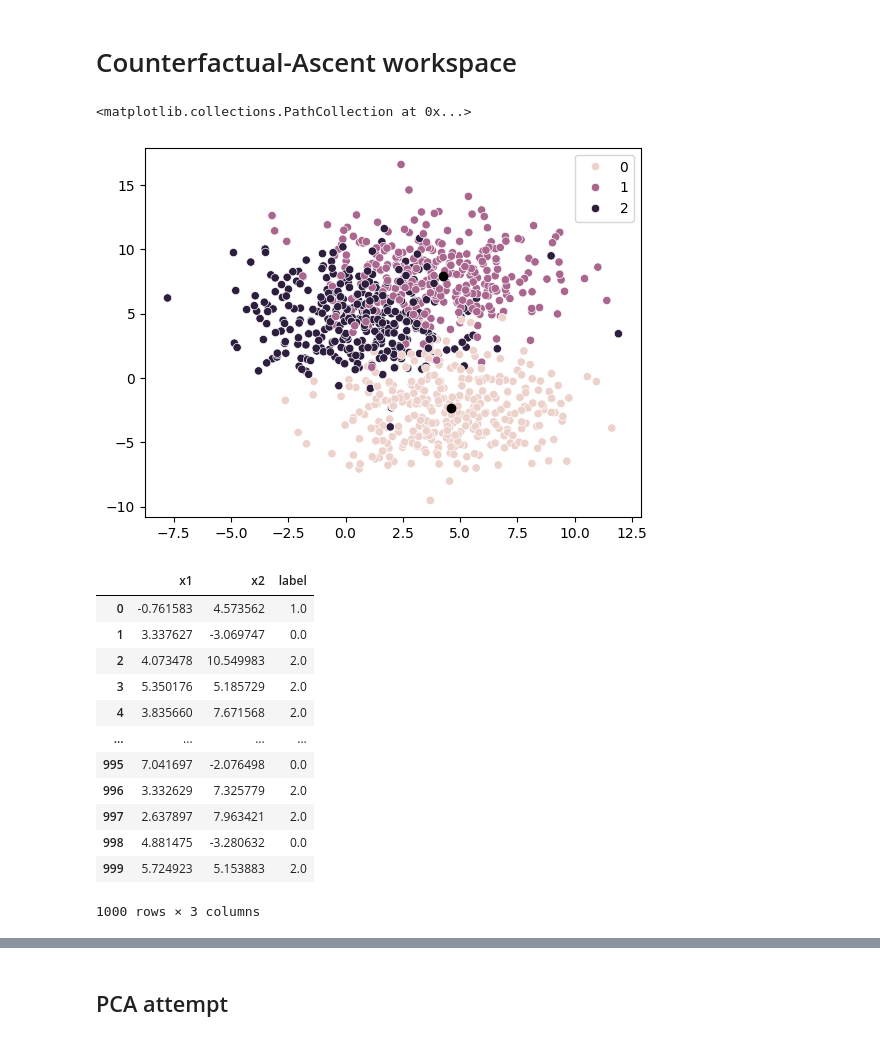
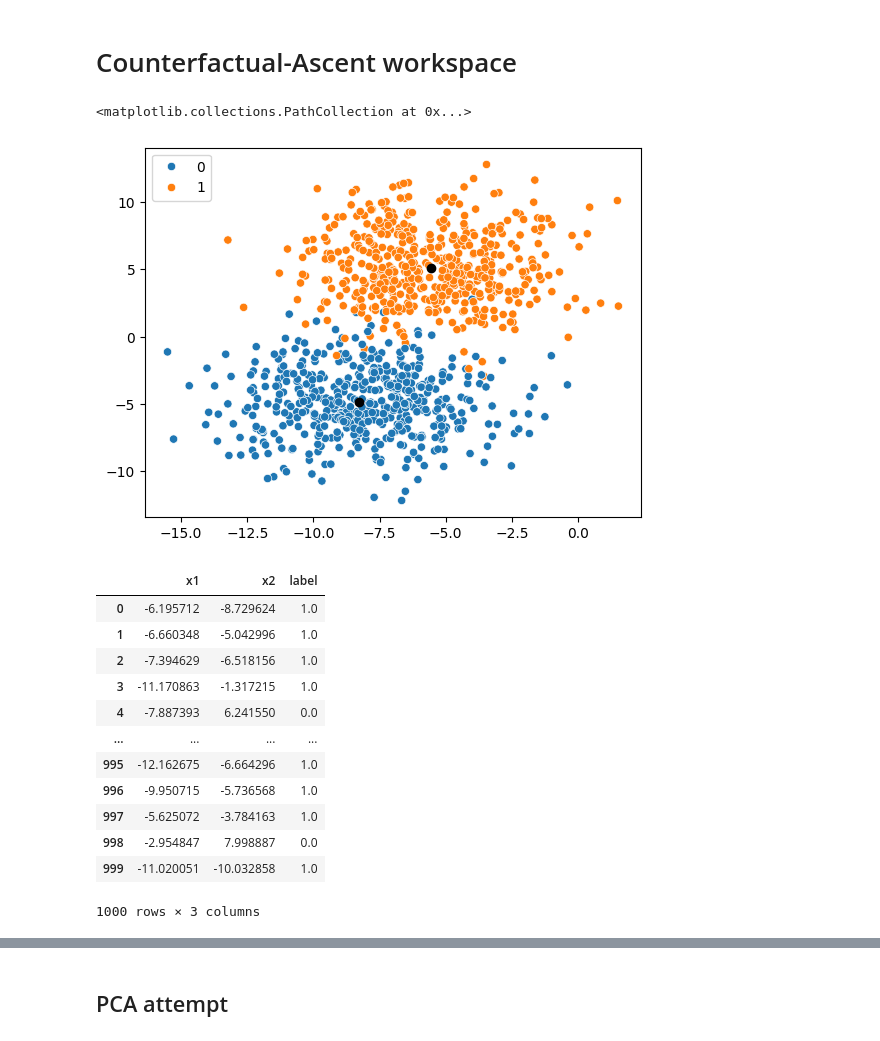
Before and after one commit to jepp3183/Thesis2025, a Jupyter notebook: code/lib/cf_a/ascent.ipynb, the cells around one changed output, grey strips where cells are left out. Cells and saved outputs as stored; diff of their text form; code cells hidden in the pictures.

```diff
--- a/code/lib/cf_a/ascent.ipynb
+++ b/code/lib/cf_a/ascent.ipynb
@@ -20,16 +20,16 @@ The autoreload extension is already loaded. To reload it, use:
 # %% [markdown]
 # Counterfactual-Ascent workspace
 # %%
-X, y, centers = make_blobs(centers=3, cluster_std=2.5, n_features=2, n_samples=1000, return_centers=True)
+X, y, centers = make_blobs(centers=2, cluster_std=2.5, n_features=2, n_samples=1000, return_centers=True)
 
 sns.scatterplot(x=X[:, 0], y=X[:, 1], hue=y)
 plt.scatter(x=centers[0][0], y=centers[0][1],color="black")
 plt.scatter(x=centers[1][0], y=centers[1][1],color="black")
 # %% [output]
 <matplotlib.collections.PathCollection at 0x...>
-[figure, old version]
+[figure, new version]
 # %%
-model = KMeans(n_clusters=3)
+model = KMeans(n_clusters=2)
 model.fit(X)
 pred = model.predict(X)
 pred = [str(l) for l in pred]
@@ -38,17 +38,17 @@ df = pd.DataFrame(stacked, columns=[f'x{i+1}' for i in range(X.shape[1])]+['labe
 df
 # %% [output]
 |  | x1 | x2 | label |
-| 0 | -0.761583 | 4.573562 | 1.0 |
-| 1 | 3.337627 | -3.069747 | 0.0 |
-| 2 | 4.073478 | 10.549983 | 2.0 |
-| 3 | 5.350176 | 5.185729 | 2.0 |
-| 4 | 3.835660 | 7.671568 | 2.0 |
+| 0 | -6.195712 | -8.729624 | 1.0 |
+| 1 | -6.660348 | -5.042996 | 1.0 |
+| 2 | -7.394629 | -6.518156 | 1.0 |
+| 3 | -11.170863 | -1.317215 | 1.0 |
+| 4 | -7.887393 | 6.241550 | 0.0 |
 | ... | ... | ... | ... |
-| 995 | 7.041697 | -2.076498 | 0.0 |
-| 996 | 3.332629 | 7.325779 | 2.0 |
-| 997 | 2.637897 | 7.963421 | 2.0 |
-| 998 | 4.881475 | -3.280632 | 0.0 |
-| 999 | 5.724923 | 5.153883 | 2.0 |
+| 995 | -12.162675 | -6.664296 | 1.0 |
+| 996 | -9.950715 | -5.736568 | 1.0 |
+| 997 | -5.625072 | -3.784163 | 1.0 |
+| 998 | -2.954847 | 7.998887 | 0.0 |
+| 999 | -11.020051 | -10.032858 | 1.0 |
 1000 rows × 3 columns
 # %%
 x,cf,h = Simple_CF_Ascent(df=df, target=1.0, centers=centers, model=model, center_mode=False)
```
Also changed, not shown: parts of 6 cells of this notebook, 50 other files.
